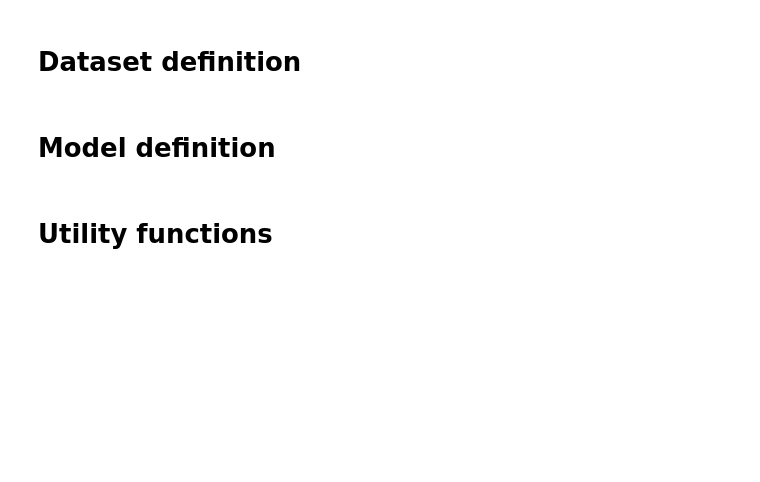
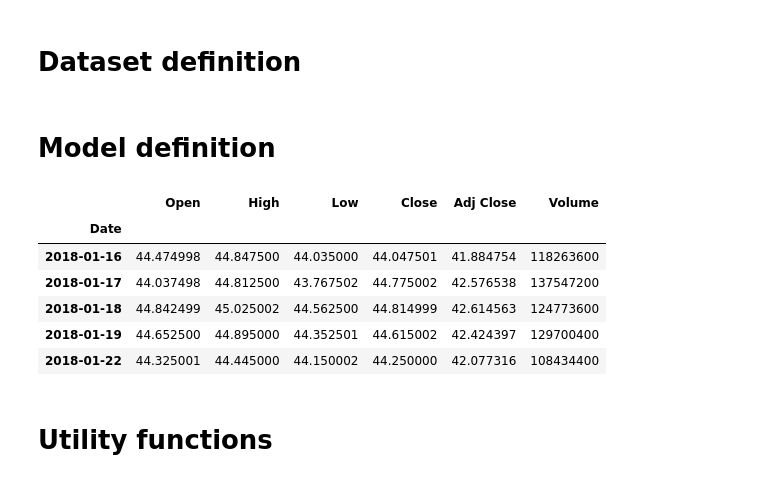
Before and after one commit to r-vvch/DMLS_2022_stocks, a Jupyter notebook: SimpleTransformer.ipynb, the cells around one changed output. Cells and saved outputs as stored; diff of their text form; code cells hidden in the pictures; blank space fills up the shorter version.

```diff
--- a/SimpleTransformer.ipynb
+++ b/SimpleTransformer.ipynb
@@ -121,4 +121,14 @@ class PositionalEncoder(nn.Module):
         x = x + self.pe[:x.size(self.x_dim)]
 
         return self.dropout(x)
+# %%
+data.head(5)
+# %% [output]
+|  | Open | High | Low | Close | Adj Close | Volume |
+| Date |  |  |  |  |  |  |
+| 2018-01-16 | 44.474998 | 44.847500 | 44.035000 | 44.047501 | 41.884754 | 118263600 |
+| 2018-01-17 | 44.037498 | 44.812500 | 43.767502 | 44.775002 | 42.576538 | 137547200 |
+| 2018-01-18 | 44.842499 | 45.025002 | 44.562500 | 44.814999 | 42.614563 | 124773600 |
+| 2018-01-19 | 44.652500 | 44.895000 | 44.352501 | 44.615002 | 42.424397 | 129700400 |
+| 2018-01-22 | 44.325001 | 44.445000 | 44.150002 | 44.250000 | 42.077316 | 108434400 |
 # %%
```
Also changed, not shown: parts of 14 cells of this notebook.
